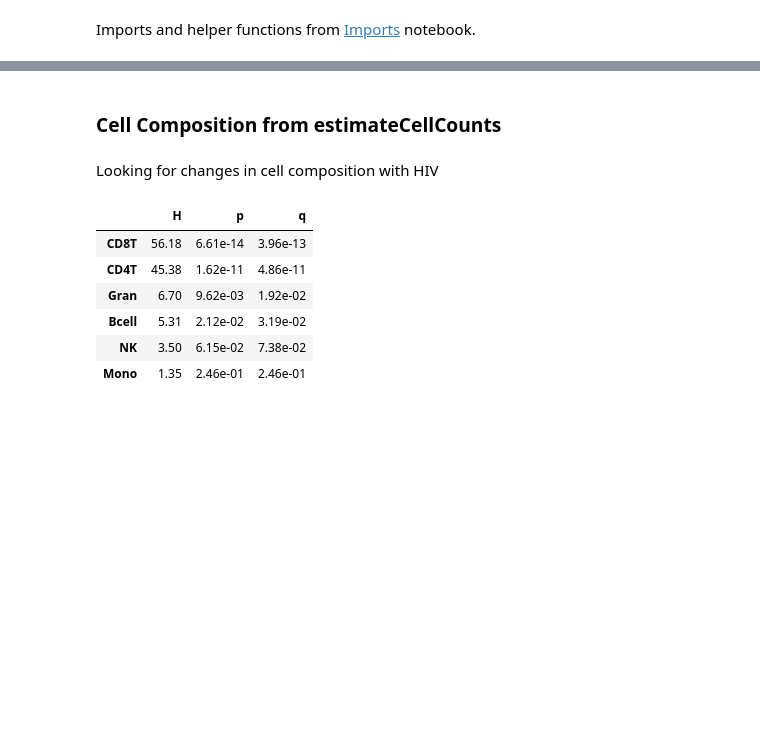
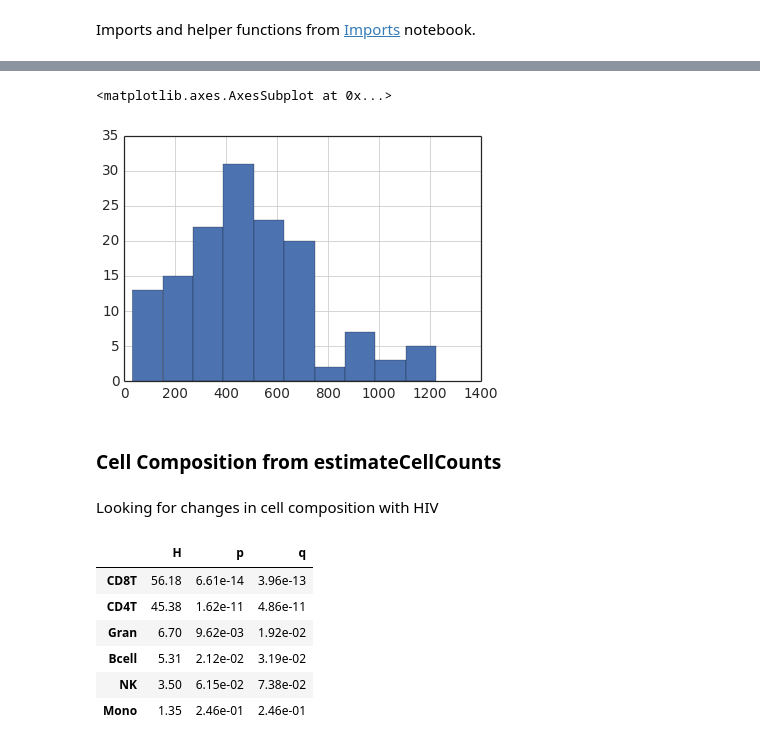
Before and after one commit to theandygross/HIV_Methylation, a Jupyter notebook: Benchmarks/Cell_Composition_Bechmark.ipynb, the cells around one changed output, grey strips where cells are left out. Saved outputs shown, nothing was run; the diff lists cells and outputs as text; code cells hidden in the pictures; blank space fills up the shorter version.

```diff
--- a/Benchmarks/Cell_Composition_Bechmark.ipynb
+++ b/Benchmarks/Cell_Composition_Bechmark.ipynb
@@ -44,3 +22,8 @@ chron_age   0.8602881 1.097651
+# %%
+labs['CD4 Absolute'].hist()
+# %% [output]
+<matplotlib.axes.AxesSubplot at 0x...>
+[figure, added]
 # %% [markdown]
 ### Cell Composition from estimateCellCounts
 # %% [markdown]
```
Also changed, not shown: parts of 15 cells of this notebook, 19 other files.
